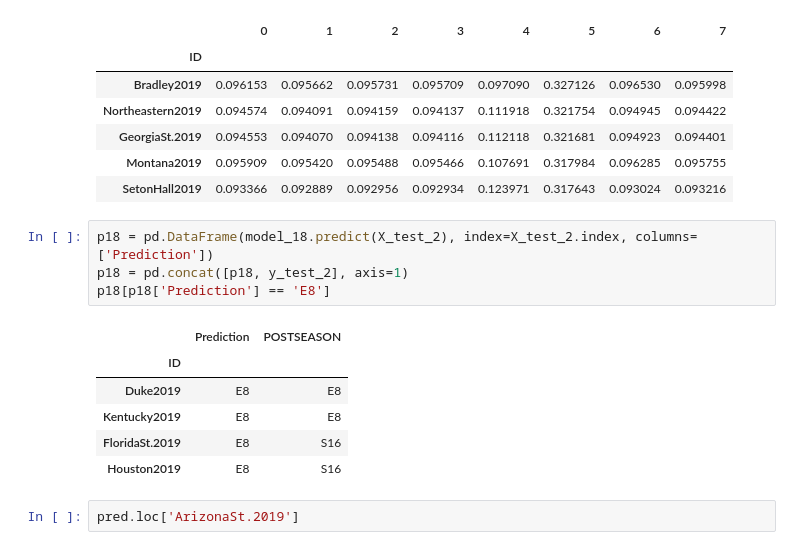
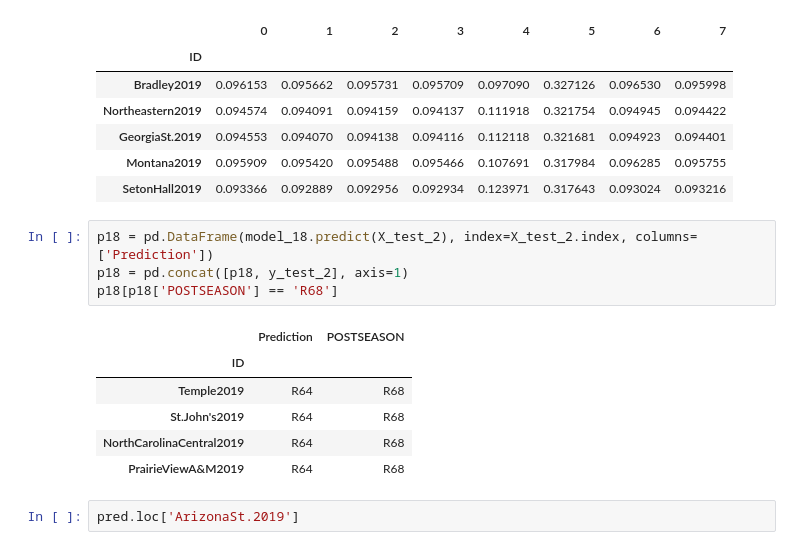
Before and after one commit to Tristan-Brown1096/DS18_Unit_2_Build_Week_Project, a Jupyter notebook: unit_2_build_week_project.ipynb, the cells around one changed output. Cells and saved outputs as stored; diff of their text form.

```diff
--- a/unit_2_build_week_project.ipynb
+++ b/unit_2_build_week_project.ipynb
@@ -856,14 +856,14 @@ pred.sort_values(by=5, ascending=False).head()
 # %%
 p18 = pd.DataFrame(model_18.predict(X_test_2), index=X_test_2.index, columns=['Prediction'])
 p18 = pd.concat([p18, y_test_2], axis=1)
-p18[p18['Prediction'] == 'E8']
+p18[p18['POSTSEASON'] == 'R68']
 # %% [output]
 |  | Prediction | POSTSEASON |
 | ID |  |  |
-| Duke2019 | E8 | E8 |
-| Kentucky2019 | E8 | E8 |
-| FloridaSt.2019 | E8 | S16 |
-| Houston2019 | E8 | S16 |
+| Temple2019 | R64 | R68 |
+| St.John's2019 | R64 | R68 |
+| NorthCarolinaCentral2019 | R64 | R68 |
+| PrairieViewA&M2019 | R64 | R68 |
 # %%
 pred.loc['ArizonaSt.2019']
 # %% [output]
```
Also changed, not shown: parts of 25 cells of this notebook.
